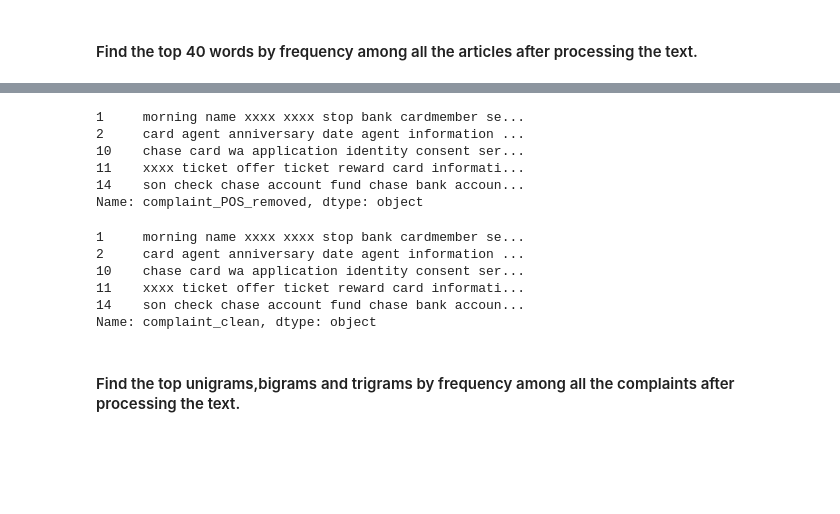
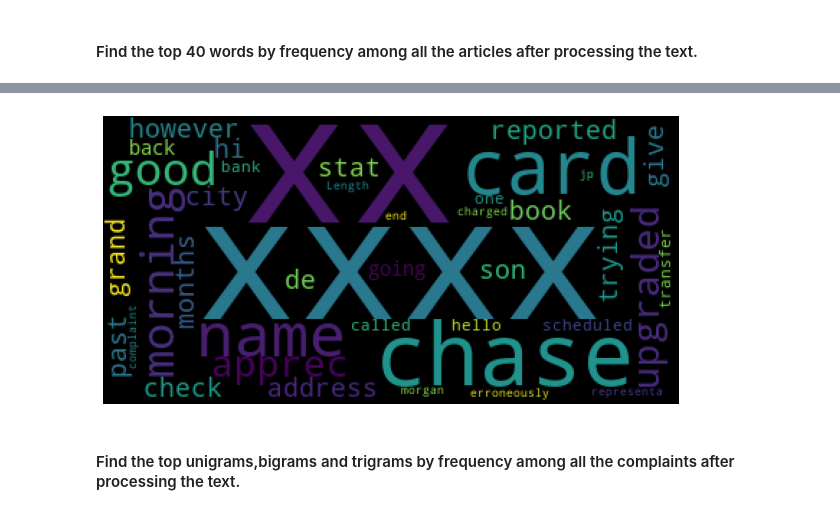
Before and after one commit to sreedevigattu/ticketclass, a Jupyter notebook: Automatic_Ticket_Classification_Assignment.ipynb, the cells around one changed output, grey strips where cells are left out. Cells and saved outputs as stored; diff of their text form; code cells hidden in the pictures; blank space fills up the shorter version.

```diff
--- a/Automatic_Ticket_Classification_Assignment.ipynb
+++ b/Automatic_Ticket_Classification_Assignment.ipynb
@@ -344,0 +191,2 @@ Name: complaint, dtype: object
+# %%
+df['complaint'] = df.complaint.apply(lambda x:clean_text(x))
@@ -448,19 +274,0 @@ for words in df_clean['complaint_POS_removed'].tolist():
-# %%
-from wordcloud import WordCloud, STOPWORDS
-stopwords = set(STOPWORDS)
-
-def plotWordCloud(words):
-    wordcloud = WordCloud(width = 1000, height = 1000,
-                    background_color ='white',
-                    stopwords = stopwords,
-                    min_font_size = 10).generate(words)
-
-    # plot the WordCloud image
-    plt.figure(figsize = (8, 8), facecolor = None)
-    plt.imshow(wordcloud)
-    plt.axis("off")
-    plt.tight_layout(pad = 0)
-    plt.show()
-
-#words = "Using a word cloud find the top 40 words by frequency among all the articles after processing the text"
-plotWordCloud(comment_words)
@@ -469,10 +275,19 @@ plotWordCloud(comment_words)
-# %%
-df_clean['complaint_POS_removed'].head()
-# %% [output]
-1     morning name xxxx xxxx stop bank cardmember se...
-2     card agent anniversary date agent information ...
-10    chase card wa application identity consent ser...
-11    xxxx ticket offer ticket reward card informati...
-14    son check chase account fund chase bank accoun...
-Name: complaint_POS_removed, dtype: object
+# %%
+#Using a word cloud find the top 40 words by frequency among all the articles after processing the text
+#Word Cloud is a data visualization technique used for representing text data in which the size of each word
+#indicates its frequency or importance
+
+from wordcloud import WordCloud
+
+stoplist = set(stopwords.words('english'))
+
+wordcloud = WordCloud(stopwords = stoplist,max_words = 40 ).generate(str(df_clean['complaint_POS_removed']))
+
+
+plt.figure(figsize = (8, 8), facecolor = None)
+plt.imshow(wordcloud)
+plt.axis("off")
+plt.tight_layout(pad = 0)
+# %% [output]
+[figure, added]
 # %%
@@ -481,11 +296,2 @@ df_clean['complaint_clean'] = df_clean['complaint_POS_removed'].str.replace('-PR
-# %%
-df_clean['complaint_clean'].head()
-# %% [output]
-1     morning name xxxx xxxx stop bank cardmember se...
-2     card agent anniversary date agent information ...
-10    chase card wa application identity consent ser...
-11    xxxx ticket offer ticket reward card informati...
-14    son check chase account fund chase bank accoun...
-Name: complaint_clean, dtype: object
 # %% [markdown]
 #### Find the top unigrams,bigrams and trigrams by frequency among all the complaints after processing the text.
```
Also changed, not shown: parts of 75 cells of this notebook.
